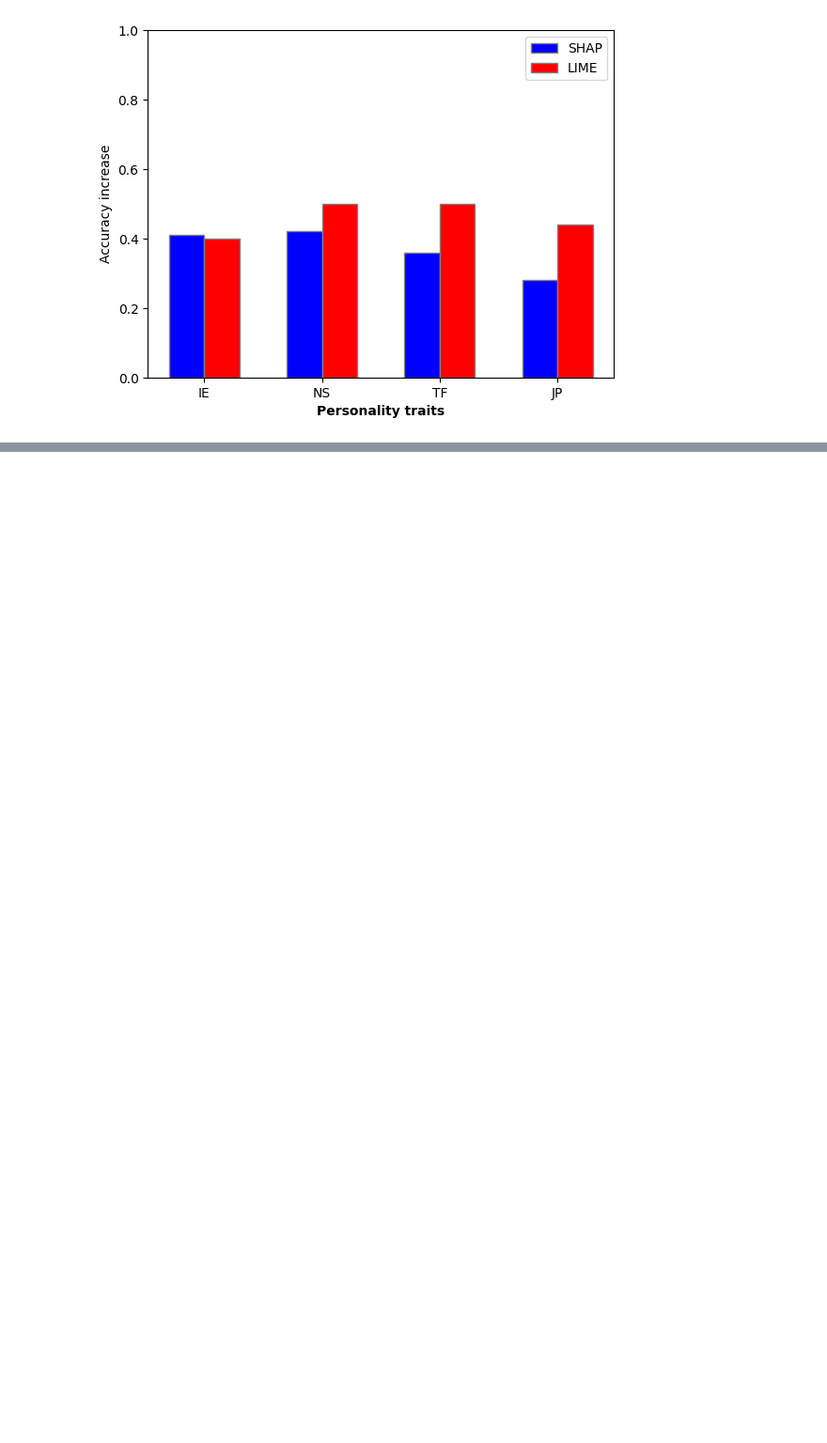
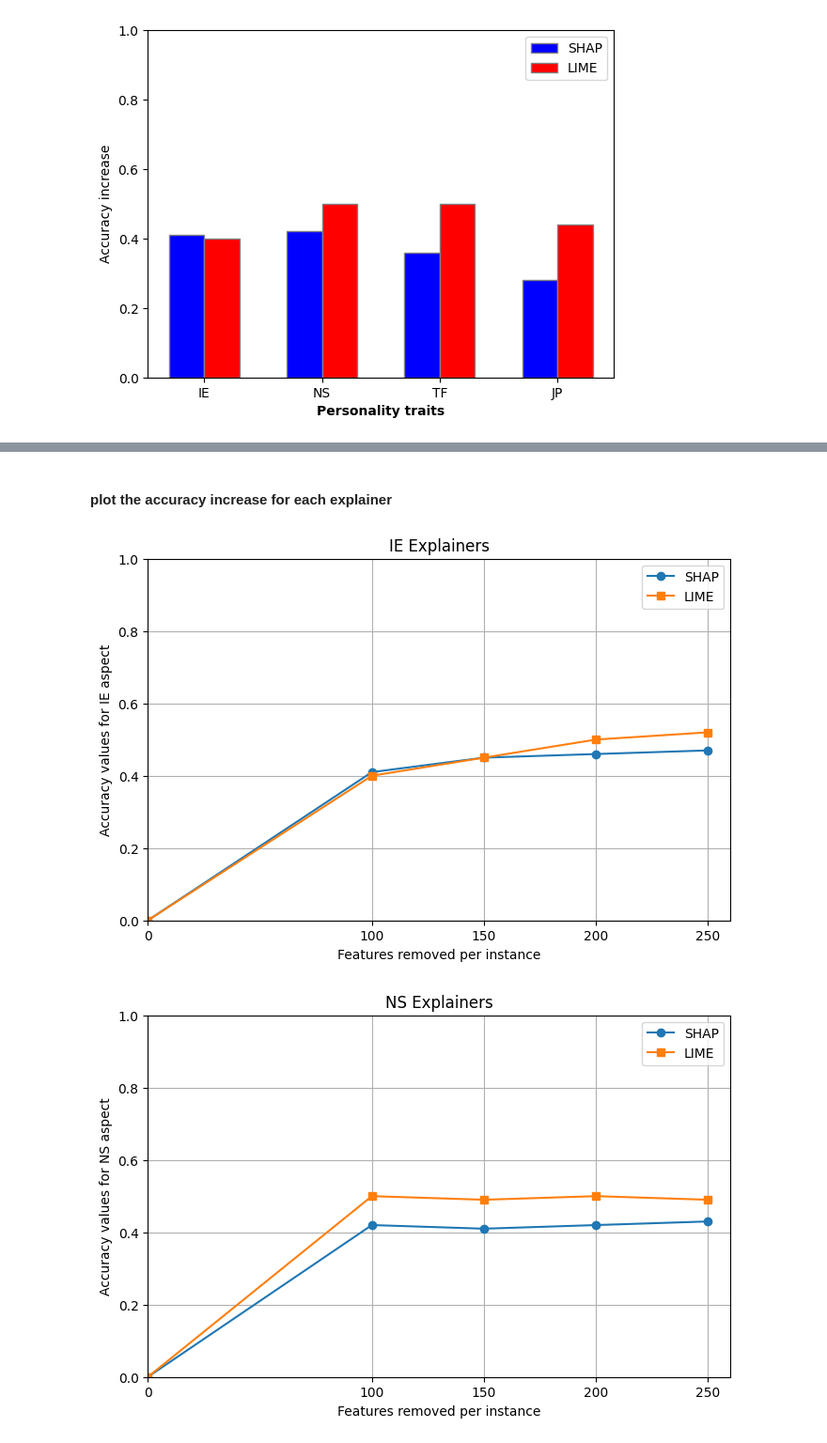
Before and after one commit to OMAR-AHMED-SAAD/Exploring-Explainable-NLP, a Jupyter notebook: Personality Traits MBTI/Explanation Evaluation/plot_accuracies.ipynb, the cells around one changed output, grey strips where cells are left out. Shown: that part at 94% size. Saved outputs shown, nothing was run; the diff lists cells and outputs as text; code cells hidden in the pictures; blank space fills up the shorter version.

```diff
--- a/Personality Traits MBTI/Explanation Evaluation/plot_accuracies.ipynb
+++ b/Personality Traits MBTI/Explanation Evaluation/plot_accuracies.ipynb
@@ -41,0 +178,10 @@ plt.show()
+# %% [markdown]
+#### plot the accuracy increase for each explainer
+# %%
+plot_aspect_over_time(shap_accuracies, lime_accuracies_inc, 'IE',start=0)
+plot_aspect_over_time(shap_accuracies, lime_accuracies_inc, 'NS',start=0)
+plot_aspect_over_time(shap_accuracies, lime_accuracies_inc, 'TF',start=0)
+plot_aspect_over_time(shap_accuracies, lime_accuracies_inc, 'JP',start=0)
+# %% [output]
+[figure, added]
+[figure, added]
```
Also changed, not shown: parts of 12 cells of this notebook, 15 other files.
